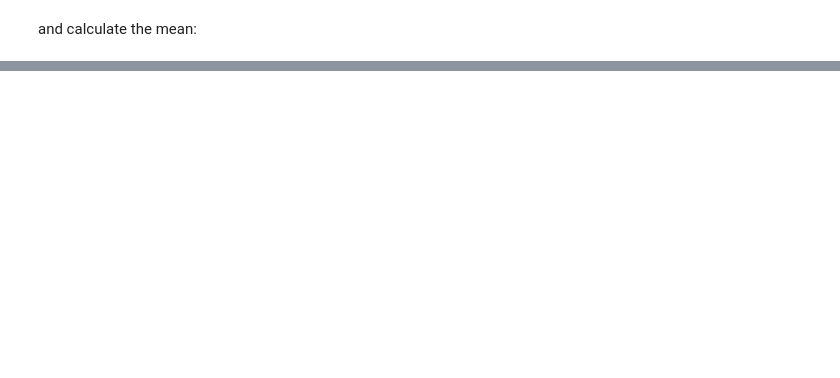
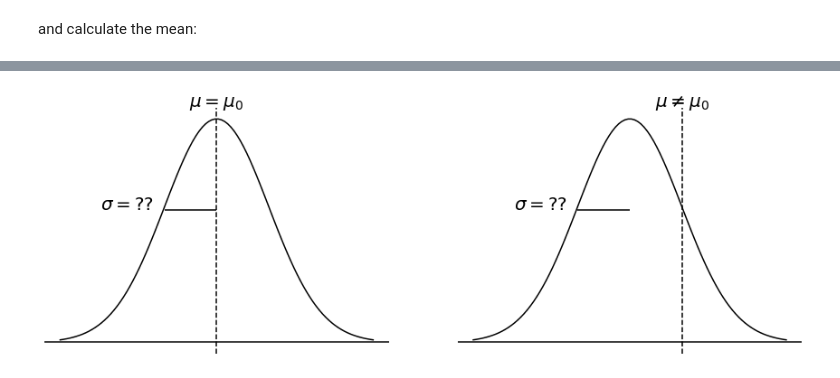
Before and after one commit to ethanweed/pythonbook, a Jupyter notebook: Book/_build/html/_sources/05.02-ttest.ipynb, the cells around one changed output, grey strips where cells are left out. Drawn from its saved outputs; the diff is of its cells as text; code cells hidden in the pictures; blank space fills up the shorter version.

```diff
--- a/Book/_build/html/_sources/05.02-ttest.ipynb
+++ b/Book/_build/html/_sources/05.02-ttest.ipynb
@@ -1386,0 +342,39 @@ wilcox.test( x = happiness$after,
+# %%
+mu = 0
+sigma = 1
+x = np.linspace(mu - 3*sigma, mu + 3*sigma, 100)
+y = 100* stats.norm.pdf(x, mu, sigma)
+
+fig, axes = plt.subplots(1, 2, figsize=(15, 5))
+
+sns.lineplot(x=x,y=y, color='black', ax=axes[0])
+sns.lineplot(x=x,y=y, color='black', ax=axes[1])
+
+axes[0].set_frame_on(False)
+axes[1].set_frame_on(False)
+axes[0].get_yaxis().set_visible(False)
+axes[1].get_yaxis().set_visible(False)
+axes[0].get_xaxis().set_visible(False)
+axes[1].get_xaxis().set_visible(False)
+
+
+axes[0].axhline(y=0, color='black')
+axes[0].axvline(x=mu, color='black', linestyle='--')
+
+axes[1].axhline(y=0, color='black')
+axes[1].axvline(x=mu + sigma, color='black', linestyle='--')
+
+axes[0].hlines(y=23.6, xmin = mu-sigma, xmax = mu, color='black')
+axes[1].hlines(y=23.6, xmin = mu-sigma, xmax = mu, color='black')
+
+
+axes[0].text(mu,42, r'$\mu = \mu_0$', size=20, ha="center")
+axes[1].text(mu + sigma, 42, r'$\mu \neq \mu_0$', size=20, ha="center")
+
+axes[0].text(mu-sigma - 0.2, 23.6, r'$\sigma = ??$', size=20, ha="right")
+axes[1].text(mu-sigma - 0.2, 23.6, r'$\sigma = ??$', size=20, ha="right")
+
+
+glue("ttesthyp_onesample-fig", ax, display=False)
+# %% [output]
+[figure, added]
```
Also changed, not shown: parts of 42 cells of this notebook, 46 other files.
